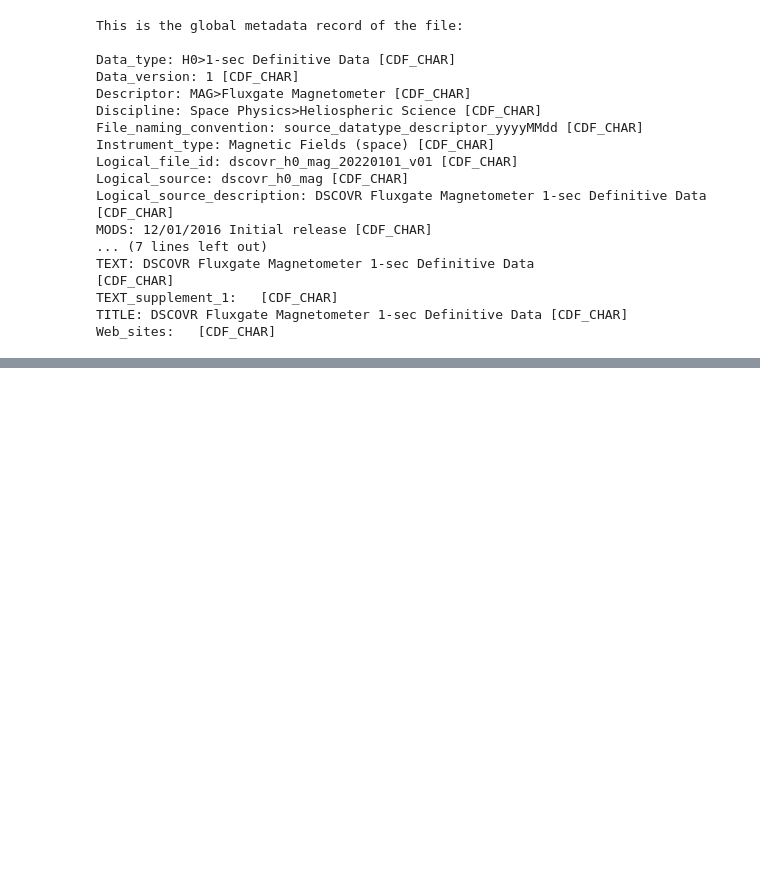
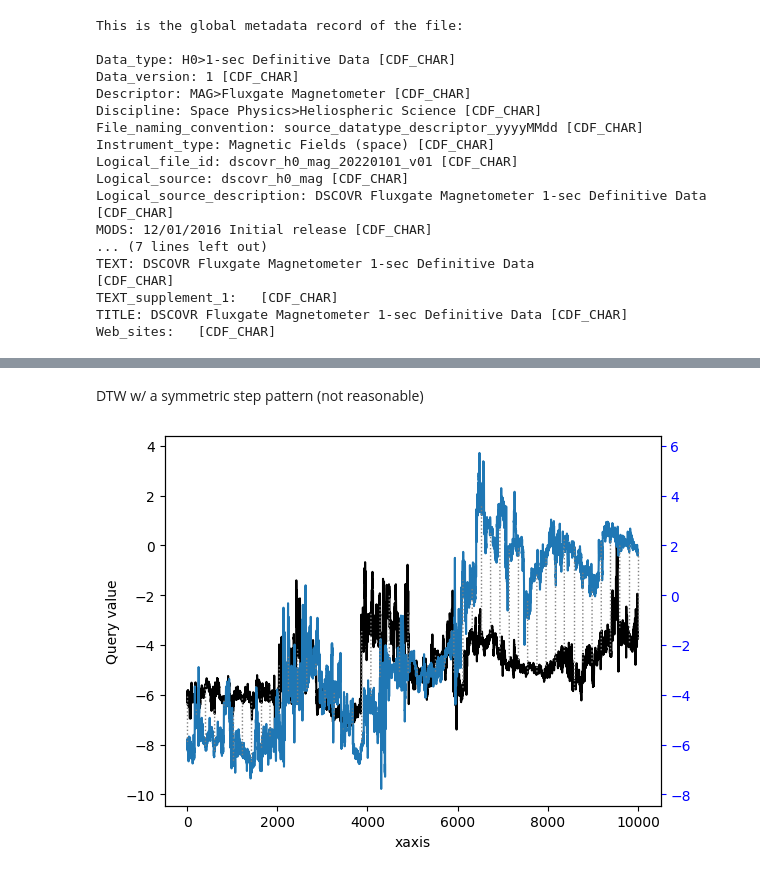
Before and after one commit to cleonard37/SpaceApps, a Jupyter notebook: spaceapps.ipynb, the cells around one changed output, grey strips where cells are left out. Saved outputs shown, nothing was run; the diff lists cells and outputs as text; code cells hidden in the pictures; blank space fills up the shorter version.

```diff
--- a/spaceapps.ipynb
+++ b/spaceapps.ipynb
@@ -241,0 +262,8 @@ plt.show()
+# %% [markdown]
+DTW w/ a symmetric step pattern (not reasonable)
+# %%
+alignment2 = dtw(query[0][:10000], template[:10000], keep_internals=True, window_type="sakoechiba", window_args={'window_size':2},
+    step_pattern=symmetricP1).plot(type="twoway",offset=-2, xlab="xaxis")
+plt.show()
+# %% [output]
+[figure, added]
```
Also changed, not shown: parts of 9 cells of this notebook.
